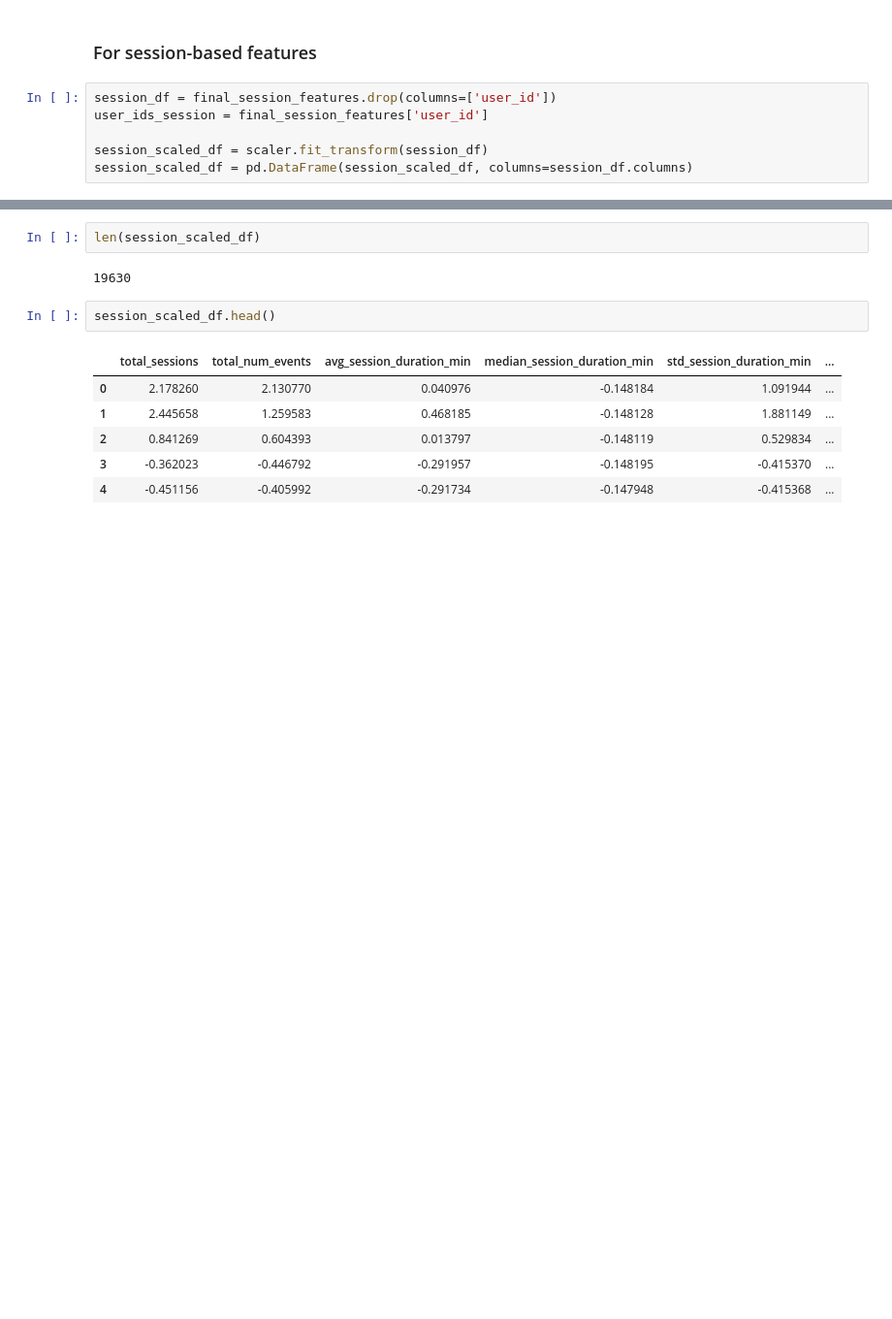
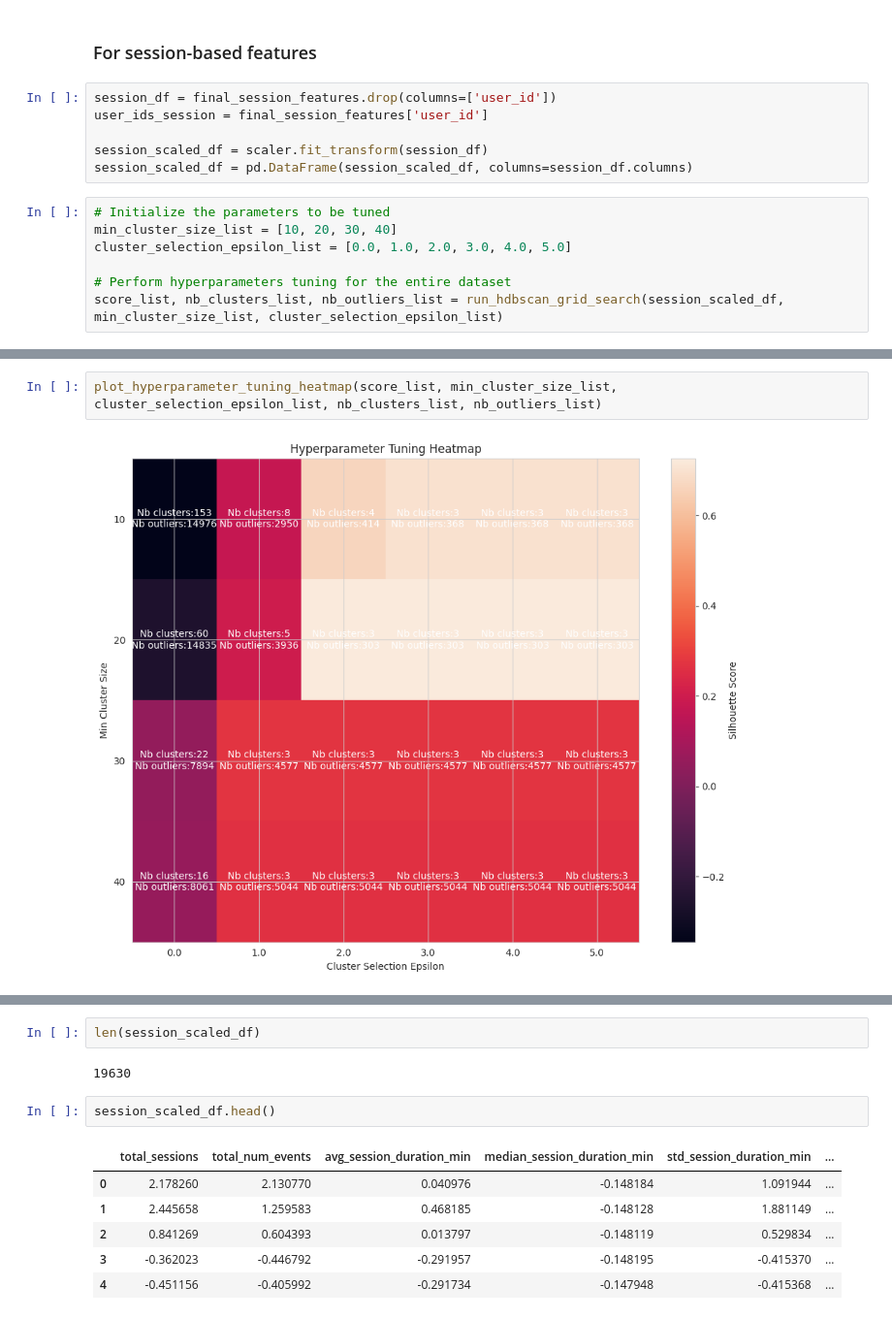
Before and after one commit to linou12/DataWhisperers, a Jupyter notebook: m4_DataWhisperers.ipynb, the cells around one changed output, grey strips where cells are left out. Shown at 97% size. Drawn from its saved outputs; the diff is of its cells as text; blank space fills up the shorter version.

```diff
--- a/m4_DataWhisperers.ipynb
+++ b/m4_DataWhisperers.ipynb
@@ -1222,3 +1102,10 @@ user_ids_session = final_session_features['user_id']
 
 session_scaled_df = scaler.fit_transform(session_df)
 session_scaled_df = pd.DataFrame(session_scaled_df, columns=session_df.columns)
+# %%
+# Initialize the parameters to be tuned
+min_cluster_size_list = [10, 20, 30, 40]
+cluster_selection_epsilon_list = [0.0, 1.0, 2.0, 3.0, 4.0, 5.0]
+
+# Perform hyperparameters tuning for the entire dataset
+score_list, nb_clusters_list, nb_outliers_list = run_hdbscan_grid_search(session_scaled_df, min_cluster_size_list, cluster_selection_epsilon_list)
@@ -1224,0 +1130,4 @@ session_scaled_df = pd.DataFrame(session_scaled_df, columns=session_df.columns)
+# %%
+plot_hyperparameter_tuning_heatmap(score_list, min_cluster_size_list, cluster_selection_epsilon_list, nb_clusters_list, nb_outliers_list)
+# %% [output]
+[figure, added]
```
Also changed, not shown: parts of 17 cells of this notebook.
